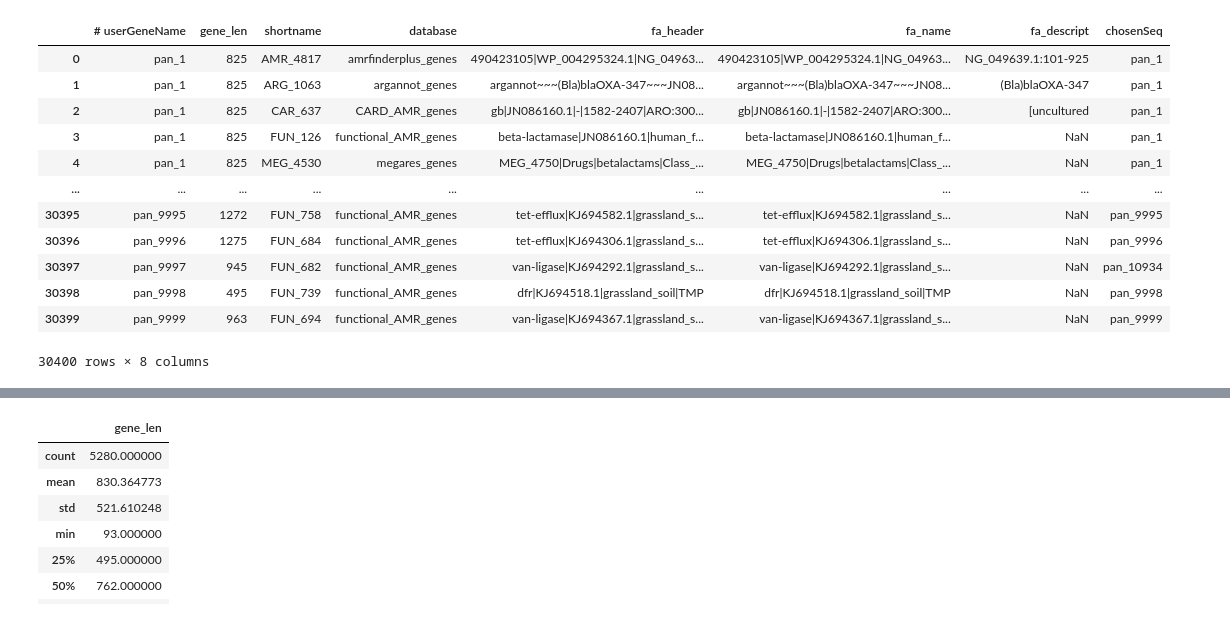
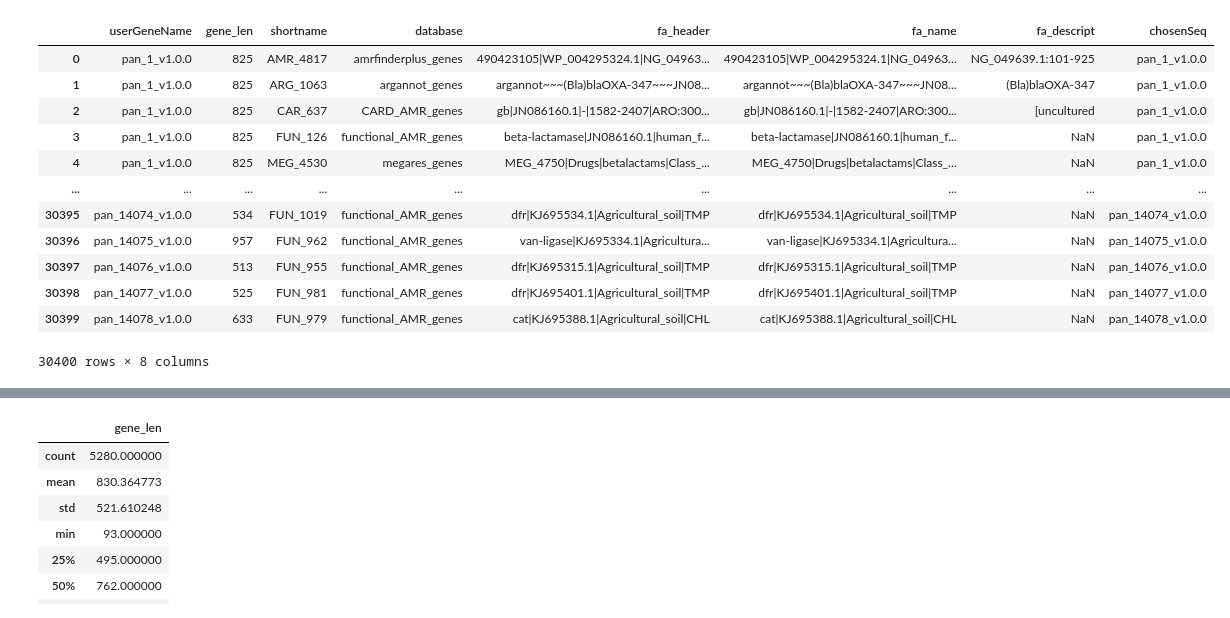
Before and after one commit to genomicepidemiology/argprofiler-paper-notebooks, a Jupyter notebook: panRes.ipynb, the cells around one changed output, grey strips where cells are left out. Drawn from its saved outputs; the diff is of its cells as text; code cells hidden in the pictures.

```diff
--- a/panRes.ipynb
+++ b/panRes.ipynb
@@ -19,20 +19,20 @@ def figure_saver(fig, prefix, contexts=['paper'], formats=['.png', '.pdf', '.tif
 
 sns.set_context('paper')
 # %%
-df = pd.read_csv('data/pan_master_gene_tbl.tsv', sep='\t')
+df = pd.read_csv('https://zenodo.org/records/8055116/files/PanRes_data_v1.0.0.tsv', sep='\t', skiprows=1)
 df
 # %% [output]
-|  | # userGeneName | gene_len | shortname | database | fa_header | fa_name | fa_descript | chosenSeq |
-| 0 | pan_1 | 825 | AMR_4817 | amrfinderplus_genes | 490423105|WP_004295324.1|NG_04963... | 490423105|WP_004295324.1|NG_04963... | NG_049639.1:101-925 | pan_1 |
-| 1 | pan_1 | 825 | ARG_1063 | argannot_genes | argannot~~~(Bla)blaOXA-347~~~JN08... | argannot~~~(Bla)blaOXA-347~~~JN08... | (Bla)blaOXA-347 | pan_1 |
-| 2 | pan_1 | 825 | CAR_637 | CARD_AMR_genes | gb|JN086160.1|-|1582-2407|ARO:300... | gb|JN086160.1|-|1582-2407|ARO:300... | [uncultured | pan_1 |
-| 3 | pan_1 | 825 | FUN_126 | functional_AMR_genes | beta-lactamase|JN086160.1|human_f... | beta-lactamase|JN086160.1|human_f... | NaN | pan_1 |
-| 4 | pan_1 | 825 | MEG_4530 | megares_genes | MEG_4750|Drugs|betalactams|Class_... | MEG_4750|Drugs|betalactams|Class_... | NaN | pan_1 |
+|  | userGeneName | gene_len | shortname | database | fa_header | fa_name | fa_descript | chosenSeq |
+| 0 | pan_1_v1.0.0 | 825 | AMR_4817 | amrfinderplus_genes | 490423105|WP_004295324.1|NG_04963... | 490423105|WP_004295324.1|NG_04963... | NG_049639.1:101-925 | pan_1_v1.0.0 |
+| 1 | pan_1_v1.0.0 | 825 | ARG_1063 | argannot_genes | argannot~~~(Bla)blaOXA-347~~~JN08... | argannot~~~(Bla)blaOXA-347~~~JN08... | (Bla)blaOXA-347 | pan_1_v1.0.0 |
+| 2 | pan_1_v1.0.0 | 825 | CAR_637 | CARD_AMR_genes | gb|JN086160.1|-|1582-2407|ARO:300... | gb|JN086160.1|-|1582-2407|ARO:300... | [uncultured | pan_1_v1.0.0 |
+| 3 | pan_1_v1.0.0 | 825 | FUN_126 | functional_AMR_genes | beta-lactamase|JN086160.1|human_f... | beta-lactamase|JN086160.1|human_f... | NaN | pan_1_v1.0.0 |
+| 4 | pan_1_v1.0.0 | 825 | MEG_4530 | megares_genes | MEG_4750|Drugs|betalactams|Class_... | MEG_4750|Drugs|betalactams|Class_... | NaN | pan_1_v1.0.0 |
 | ... | ... | ... | ... | ... | ... | ... | ... | ... |
-| 30395 | pan_9995 | 1272 | FUN_758 | functional_AMR_genes | tet-efflux|KJ694582.1|grassland_s... | tet-efflux|KJ694582.1|grassland_s... | NaN | pan_9995 |
-| 30396 | pan_9996 | 1275 | FUN_684 | functional_AMR_genes | tet-efflux|KJ694306.1|grassland_s... | tet-efflux|KJ694306.1|grassland_s... | NaN | pan_9996 |
-| 30397 | pan_9997 | 945 | FUN_682 | functional_AMR_genes | van-ligase|KJ694292.1|grassland_s... | van-ligase|KJ694292.1|grassland_s... | NaN | pan_10934 |
-| 30398 | pan_9998 | 495 | FUN_739 | functional_AMR_genes | dfr|KJ694518.1|grassland_soil|TMP | dfr|KJ694518.1|grassland_soil|TMP | NaN | pan_9998 |
-| 30399 | pan_9999 | 963 | FUN_694 | functional_AMR_genes | van-ligase|KJ694367.1|grassland_s... | van-ligase|KJ694367.1|grassland_s... | NaN | pan_9999 |
+| 30395 | pan_14074_v1.0.0 | 534 | FUN_1019 | functional_AMR_genes | dfr|KJ695534.1|Agricultural_soil|TMP | dfr|KJ695534.1|Agricultural_soil|TMP | NaN | pan_14074_v1.0.0 |
+| 30396 | pan_14075_v1.0.0 | 957 | FUN_962 | functional_AMR_genes | van-ligase|KJ695334.1|Agricultura... | van-ligase|KJ695334.1|Agricultura... | NaN | pan_14075_v1.0.0 |
+| 30397 | pan_14076_v1.0.0 | 513 | FUN_955 | functional_AMR_genes | dfr|KJ695315.1|Agricultural_soil|TMP | dfr|KJ695315.1|Agricultural_soil|TMP | NaN | pan_14076_v1.0.0 |
+| 30398 | pan_14077_v1.0.0 | 525 | FUN_981 | functional_AMR_genes | dfr|KJ695401.1|Agricultural_soil|TMP | dfr|KJ695401.1|Agricultural_soil|TMP | NaN | pan_14077_v1.0.0 |
+| 30399 | pan_14078_v1.0.0 | 633 | FUN_979 | functional_AMR_genes | cat|KJ695388.1|Agricultural_soil|CHL | cat|KJ695388.1|Agricultural_soil|CHL | NaN | pan_14078_v1.0.0 |
 30400 rows × 8 columns
 # %%
```
Also changed, not shown: parts of 3 cells of this notebook, 1 other file.
